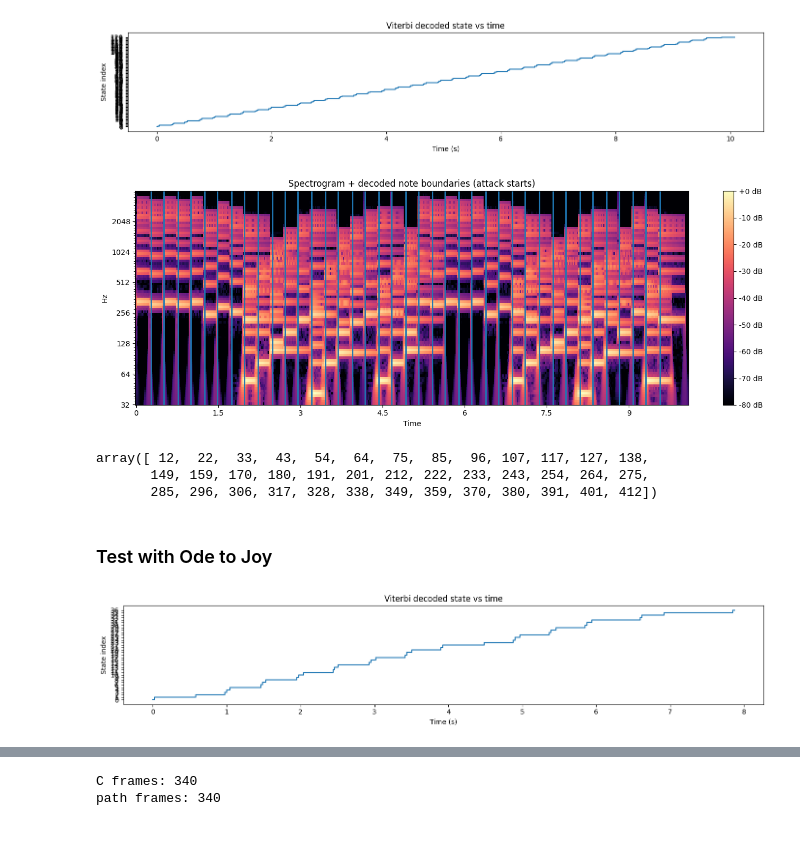
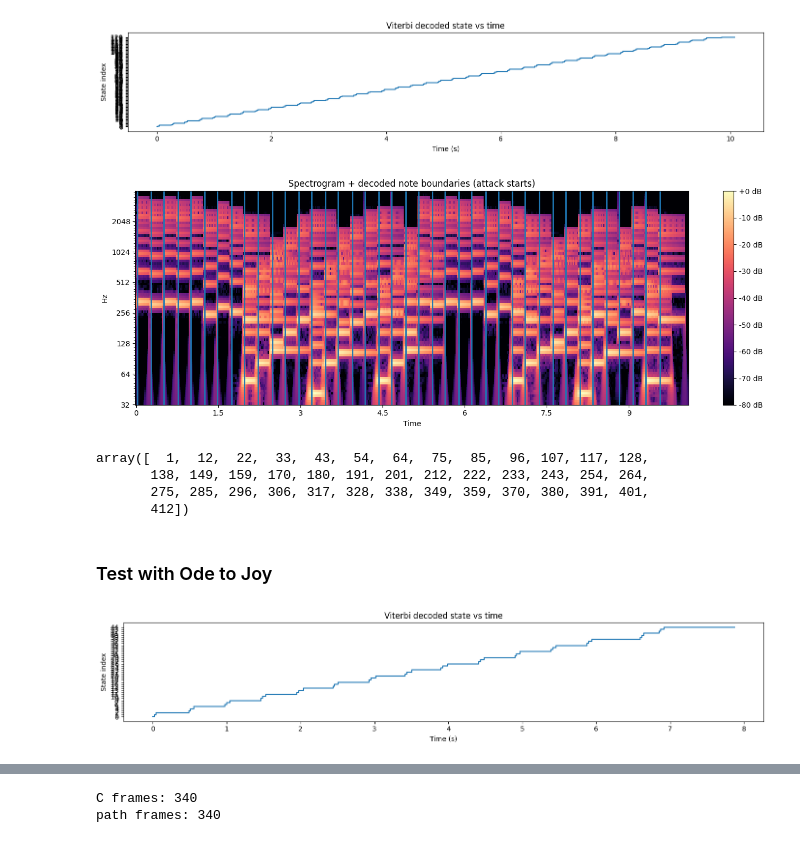
Before and after one commit to schakk34/piano_accuracy, a Jupyter notebook: HarmonyHMM.ipynb, the cells around one changed output, grey strips where cells are left out. Saved outputs shown, nothing was run; the diff lists cells and outputs as text; code cells hidden in the pictures.

Commit message:
debugged and fixed same note state change issue

```diff
--- a/HarmonyHMM.ipynb
+++ b/HarmonyHMM.ipynb
@@ -74,10 +74,13 @@ fur_elise_harmony_beats = [
     S_b, S_b, 3*S_b, E_b,
 ]
 # %%
-def combine_tracks_to_segments(mel_pitches, mel_beats, harm_pitches, harm_beats):
+def combine_tracks_to_segments(mel_pitches, mel_beats, harm_pitches, harm_beats, merge_adjacent_same=True):
     """
     Returns segments: list of (pitches_tuple, dur_beats)
     pitches_tuple is sorted and contains only >0 MIDI pitches.
+    If merge_adjacent_same=False, consecutive segments with the same pitch set
+    are kept separate (one segment per note event). Use this for songs with
+    repeated pitches (e.g. Ode to Joy) so the HMM can switch to the next note.
     """
     i = j = 0
     rem_m = mel_beats[0]
@@ -108,6 +111,9 @@ def combine_tracks_to_segments(mel_pitches, mel_beats, harm_pitches, harm_beats)
             cur_h = harm_pitches[j]
             rem_h = harm_beats[j]
 
+    if not merge_adjacent_same:
+        return segments
+
     # Optional: merge adjacent identical pitch-sets
     merged = []
     for ps, b in segments:
@@ -359,7 +392,14 @@ states, A, pi = build_ASR_states_segments(segments, bpm_ref, dt_ms,
                                          tempo_slack=1.02)
 TPL = build_ASR_templates_segments(states, fmin=librosa.note_to_hz("C2"), n_bins=84, bins_per_octave=12, window=1)
 B, scores = emissions_ASR(C, TPL, onset_env, states, scale_pitch=2.0, w_attack_onset=2.0, w_sustain_onset=-0.5, w_release_onset=-1.0, w_release_energy=-0.5)
-path, dp = viterbi_ASR(A, pi, B, on01=onset_env, is_attack=[st["phase"]=="A" for st in states], bonus=2.0)
+mask = boundary_mask_segments(states)
+same_pitch_mask = np.zeros_like(mask)
+for i in range(len(states)):
+    for j in range(len(states)):
+        if mask[i, j] and states[i].get("pitches") == states[j].get("pitches"):
+            same_pitch_mask[i, j] = True
+path, dp = viterbi_ASR(A, pi, B, on01=onset_env, boundary_boost_mask=mask, bonus=6.0,
+                       same_pitch_boundary_mask=same_pitch_mask, same_pitch_bonus=4.0)
 plot_state_path(path, sr, hop_length=512, title="Viterbi decoded state vs time")
 # %% [output]
 [figure]
@@ -406,13 +446,14 @@ def plot_spec_with_attack_boundaries(
     plt.show()
     return boundary_frames
 # %%
-plot_spec_with_attack_boundaries_segmented(C, sr, hop_length=512, path=path, states=states,
+plot_spec_with_attack_boundaries(C, sr, hop_length=512, path=path, states=states,
     title="Spectrogram + decoded note boundaries (attack starts)", y_axis="cqt_hz")
 # %% [output]
 [figure]
-array([ 12,  22,  33,  43,  54,  64,  75,  85,  96, 107, 117, 127, 138,
-       149, 159, 170, 180, 191, 201, 212, 222, 233, 243, 254, 264, 275,
-       285, 296, 306, 317, 328, 338, 349, 359, 370, 380, 391, 401, 412])
+array([  1,  12,  22,  33,  43,  54,  64,  75,  85,  96, 107, 117, 128,
+       138, 149, 159, 170, 180, 191, 201, 212, 222, 233, 243, 254, 264,
+       275, 285, 296, 306, 317, 328, 338, 349, 359, 370, 380, 391, 401,
+       412])
 # %% [markdown]
 ### Test with Ode to Joy
 # %%
@@ -446,9 +487,12 @@ ode_harmony_beats = [
     4.0*E_b, 4.0*E_b, 4.0*E_b, 4.0*E_b
 ]
 # %%
+# Keep each note as its own segment (don't merge same pitch in a row)
+# so the HMM can switch to the next state when the same pitch is played again.
 ode_segments = combine_tracks_to_segments(
     ode_melody_pitches, ode_melody_beats,
-    ode_harmony_pitches, ode_harmony_beats
+    ode_harmony_pitches, ode_harmony_beats,
+    merge_adjacent_same=False
 )
 
 combo_pitches = [ps for ps, b in ode_segments]
@@ -456,21 +500,30 @@ combo_beats   = [b  for ps, b in ode_segments]
 # %%
 mp3_path = "tests/piano-synth/target_music/ode_to_joy_harmony_slow.mp3"
 segments = list(zip(combo_pitches, combo_beats))
 C, y, sr = mp3_to_cqt_db(mp3_path, sr=22050, hop_length=512)
 dt_ms = dt_ms_from_cqt(sr, hop_length=512)
 onset_env = onset_strength_envelope(y, sr, hop_length=512)
 states, A, pi = build_ASR_states_segments(segments, bpm_ref, dt_ms,
                                          frac_attack=0.15, frac_release=0.15,
                                          min_A=1, min_S=1, min_R=1,
                                          p_start_to_first=0.02,
                                          end_selfloop=True,
                                          tempo_slack=1.02)
 TPL = build_ASR_templates_segments(states, fmin=librosa.note_to_hz("C2"), n_bins=84, bins_per_octave=12, window=1)
-B, scores = emissions_ASR(C, TPL, onset_env, states, scale_pitch=2.0, w_attack_onset=4.0, w_sustain_onset=-0.8, w_release_onset=-1.0, w_release_energy=-0.5)
-path, dp = viterbi_ASR(A, pi, B, on01=onset_env, is_attack=[st["phase"]=="A" for st in states], bonus=2.0)
+B, scores = emissions_ASR(C, TPL, onset_env, states, scale_pitch=2.0, w_attack_onset=4.0, w_sustain_onset=-0.3, w_release_onset=-0.3, w_release_energy=-0.2)
+mask = boundary_mask_segments(states)
+# Extra boost when next segment has same pitch set (repeated note/chord), so
+# re-attacks encourage advancing to the next state
+same_pitch_mask = np.zeros_like(mask)
+for i in range(len(states)):
+    for j in range(len(states)):
+        if mask[i, j] and states[i].get("pitches") == states[j].get("pitches"):
+            same_pitch_mask[i, j] = True
+path, dp = viterbi_ASR(A, pi, B, on01=onset_env, boundary_boost_mask=mask, bonus=6.0,
+                       same_pitch_boundary_mask=same_pitch_mask, same_pitch_bonus=4.0)
 plot_state_path(path, sr, hop_length=512, title="Viterbi decoded state vs time")
 # %% [output]
-[figure, old version]
+[figure, new version]
 # %%
 plot_spec_with_attack_boundaries(C, sr, hop_length=512, path=path, states=states,
     title="Spectrogram + decoded note boundaries (attack starts)", y_axis="cqt_hz")
```
Also changed, not shown: parts of 7 cells of this notebook.
